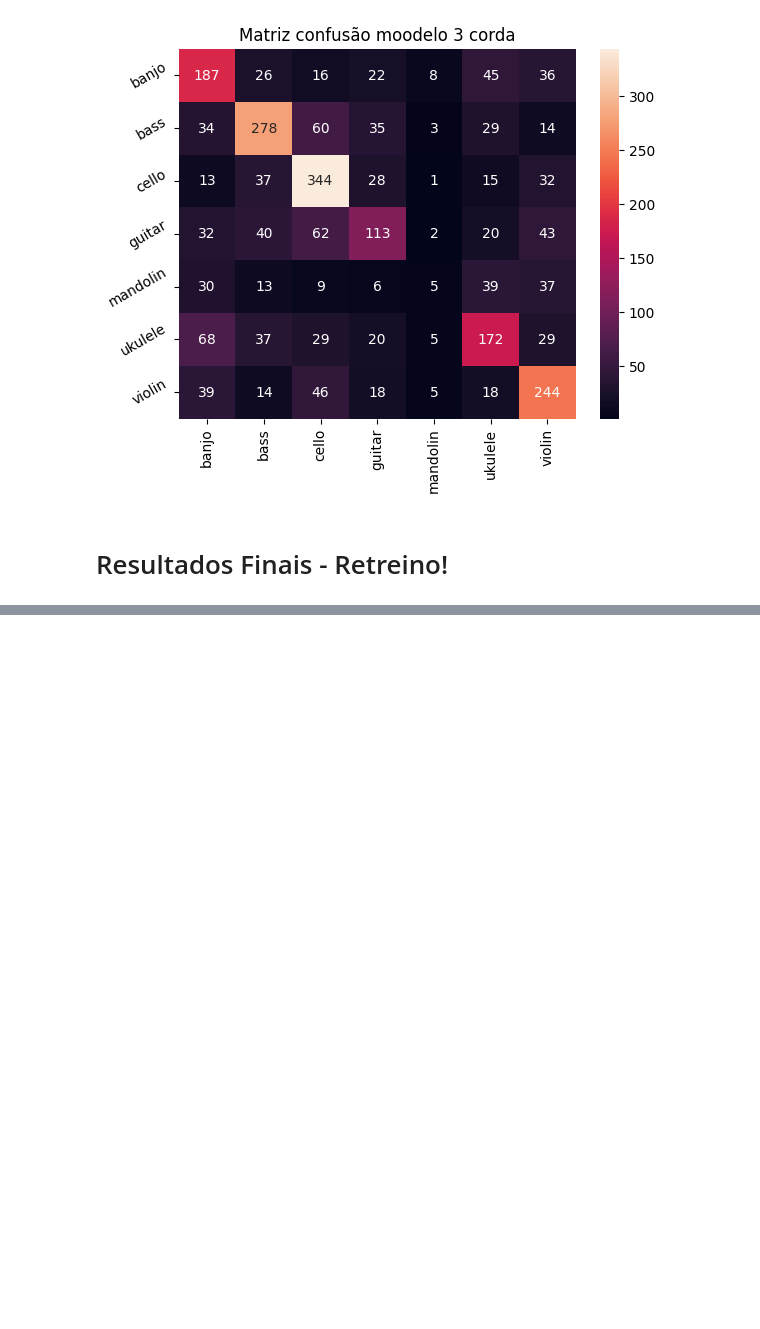
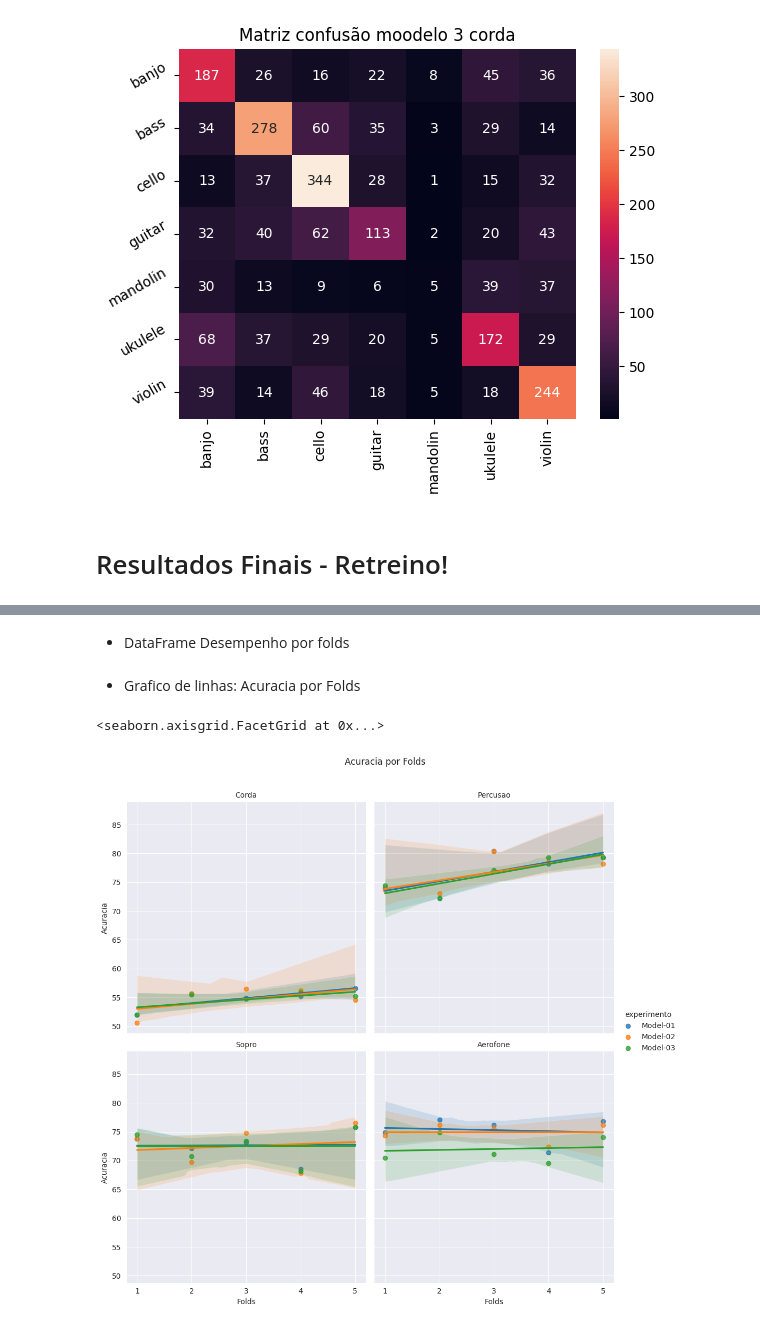
Before and after one commit to Douglas-cc/detected_instruments, a Jupyter notebook: notebooks/avaliacao_models.ipynb, the cells around one changed output, grey strips where cells are left out. Drawn from its saved outputs; the diff is of its cells as text; code cells hidden in the pictures; blank space fills up the shorter version.

```diff
--- a/notebooks/avaliacao_models.ipynb
+++ b/notebooks/avaliacao_models.ipynb
@@ -1382,7 +1551,7 @@ model = HistGradientBoostingClassifier(
     min_samples_leaf = 20
 )
 
-results_1_corda = tm.cross_validate_balancead(k=5, model=model,dataframe=df_inst_corda_01, y_pred="instrumento", shap=False)
+results_corda_01 = tm.cross_validate_balancead(k=5, model=model,dataframe=df_inst_corda_01, y_pred="instrumento", shap=False)
 # %% [output]
 A value is trying to be set on a copy of a slice from a DataFrame.
 Try using .loc[row_indexer,col_indexer] = value instead
@@ -1476,7 +1645,7 @@ model = HistGradientBoostingClassifier(
     min_samples_leaf = 20,
 )
 
-results_2_corda = tm.cross_validate_balancead(k=5, model=model,dataframe=df_inst_corda_02, y_pred="instrumento", shap=False)
+results_corda_02 = tm.cross_validate_balancead(k=5, model=model,dataframe=df_inst_corda_02, y_pred="instrumento", shap=False)
 # %% [output]
 A value is trying to be set on a copy of a slice from a DataFrame.
 Try using .loc[row_indexer,col_indexer] = value instead
@@ -1562,8 +1731,8 @@ model = XGBClassifier(
     subsample = 0.9258988894810153,
 )
 
-results_3_corda = tm.cross_validate_balancead(k=5, model=model, dataframe=df_inst_corda_03, y_pred="instrumento",)
-results_3_corda
+results_corda_03 = tm.cross_validate_balancead(k=5, model=model, dataframe=df_inst_corda_03, y_pred="instrumento",)
+results_corda_03
 # %% [output]
 A value is trying to be set on a copy of a slice from a DataFrame.
 Try using .loc[row_indexer,col_indexer] = value instead
@@ -1661,4 +1832,11 @@ ac.matriz_confusion(
 [figure]
 # %% [markdown]
 # Resultados Finais - Retreino!
+# %%
+def create_data_results_fold(name_experiments, name_model, data):
+    data["experimento"]  = [name_experiments for i in range(len(data["folds"]))]
+    data["model"] = [name_model for i in range(len(data["folds"]))]
+    keys_select = dict.fromkeys(['folds', 'accuracy_folds', 'experimento', 'model'])
+    output = {key: data[key] for key in keys_select.keys()}
+    return pd.DataFrame.from_dict(output)
 # %%
@@ -1686,0 +1877,2 @@ results_final
+# %% [markdown]
+- DataFrame Desempenho por folds
@@ -1686,0 +1911,22 @@ results_final
+# %% [markdown]
+- Grafico de linhas: Acuracia por Folds
+# %%
+g = sns.lmplot(
+    data=results_folds_geral,
+    x="folds",
+    y="accuracy_folds",
+    hue="experimento",
+    col="class_instrumento",
+    col_wrap=2
+)
+
+# Remover o nome "experimento" da legenda
+g.set(xticks=range(1, 6))
+g.set_titles("{col_name}")
+
+g.fig.suptitle("Acuracia por Folds", y=1.05)
+g.set_xlabels("Folds")
+g.set_ylabels("Acuracia")
+# %% [output]
+<seaborn.axisgrid.FacetGrid at 0x...>
+[figure, added]
```
Also changed, not shown: parts of 59 cells of this notebook, 4 other files.
